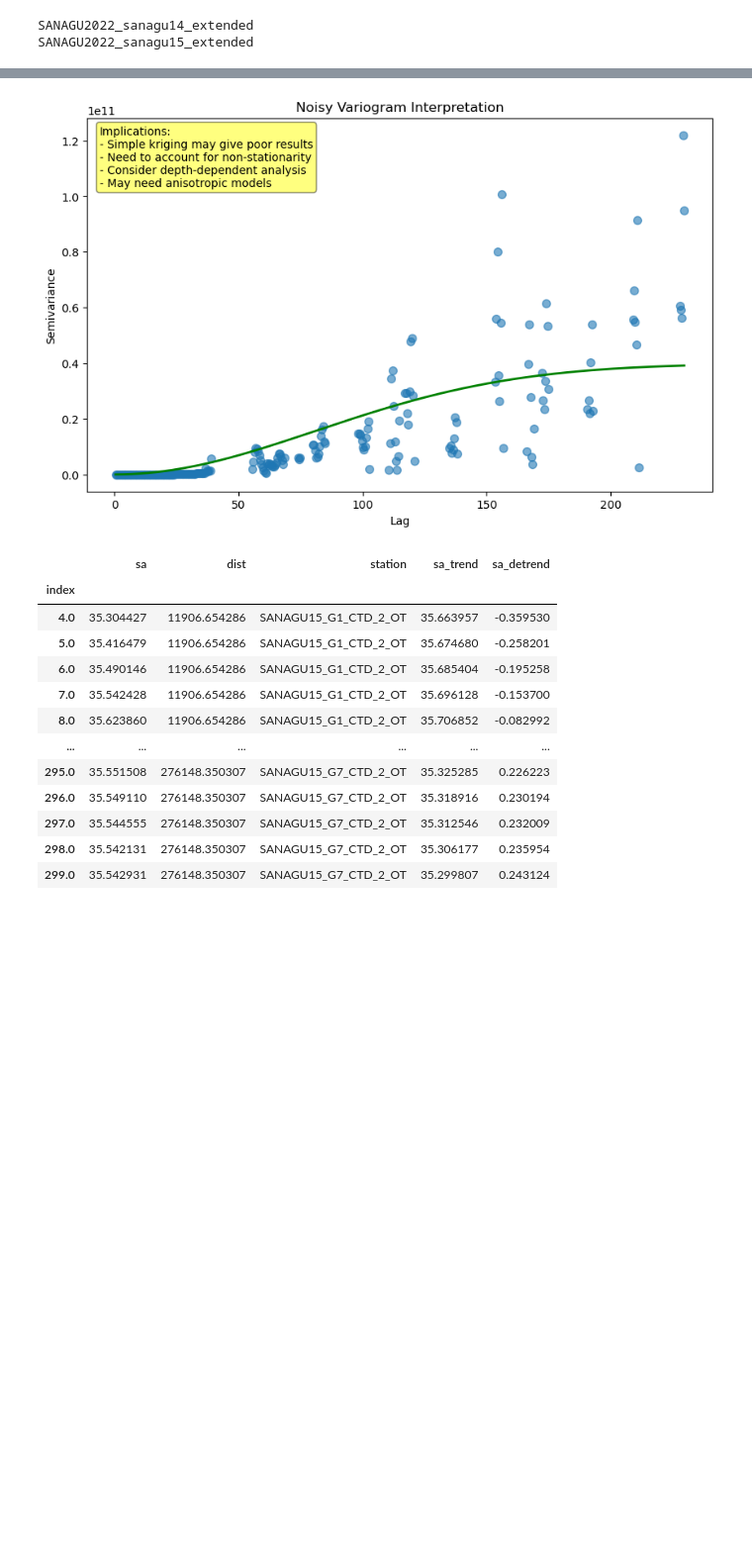
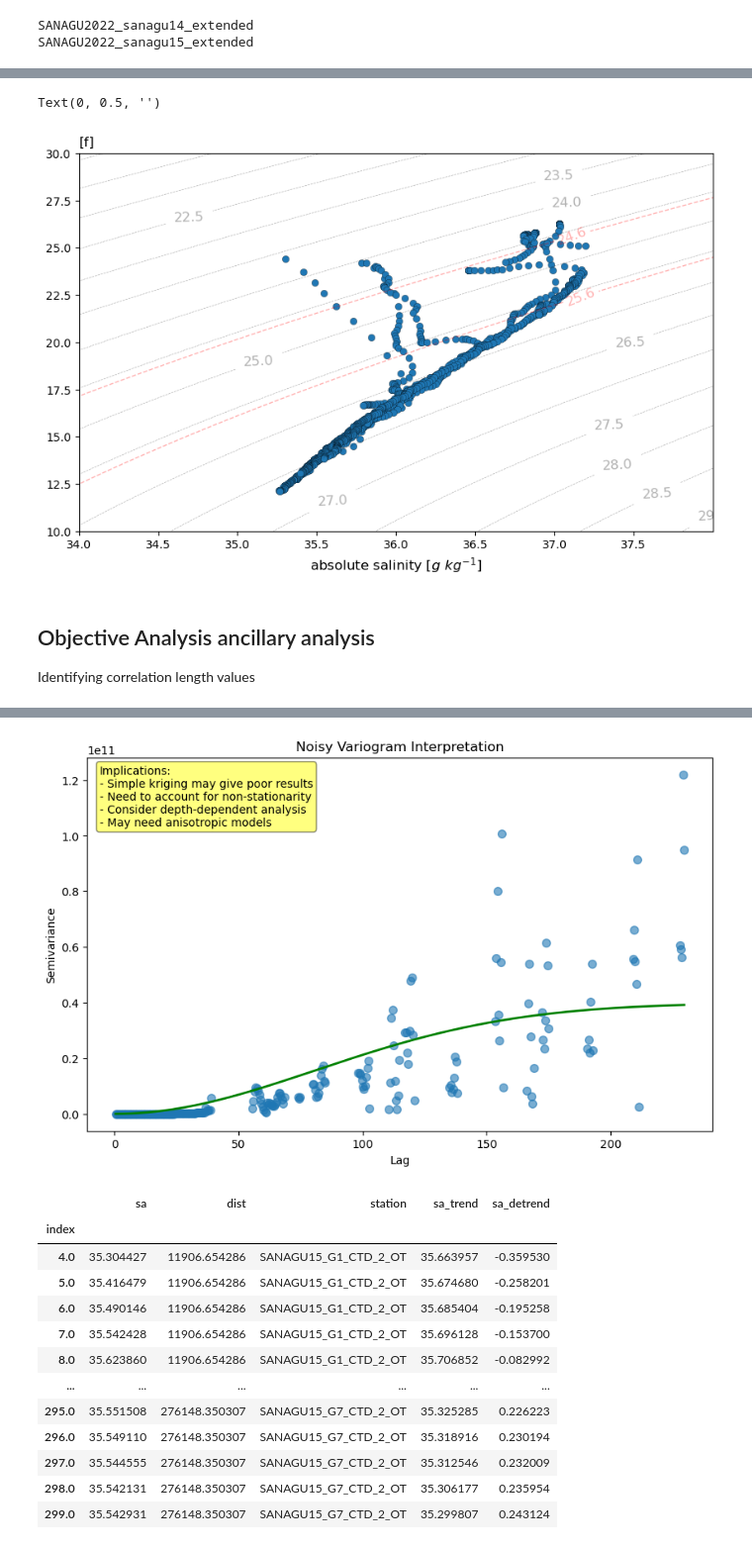
Before and after one commit to nilodna/smax_pathways, a Jupyter notebook: scripts/00_manuscript_cruise_transects.ipynb, the cells around one changed output, grey strips where cells are left out. Shown at 99% size. Drawn from its saved outputs; the diff is of its cells as text; code cells hidden in the pictures; blank space fills up the shorter version.

```diff
--- a/scripts/00_manuscript_cruise_transects.ipynb
+++ b/scripts/00_manuscript_cruise_transects.ipynb
@@ -49,7 +49,8 @@ for case in cases:
 
         # -- prepare table -- #
         df1, dfg = read_section(df, section=secid, reference_table=reference_table)
-
+        mask = df1['station'].isin(['SANAGU14_G5_LISST_CTD_1_OT', 'SANAGU14_G6_CTD_OT'])
+        df1.loc[mask, 'sa'] += 1
         # cap depth in 500 meters depth
         df1 = df1[df1['depSM'] <= 300]
         # -- prepare bathymetry data for masking -- #
@@ -80,6 +81,7 @@ for case in cases:
         cdicts['sal']['data'] = df1['sa']
         cdicts['temp']['data'] = df1['ct']
         cdicts['sigmaT']['data'] = df1['sigma']
+
         cdicts['sal']['err'] = errsa
         cdicts['temp']['err'] = errsa
 
@@ -277,0 +432,60 @@ plt.savefig('../figures/manuscript/00_manuscript_cruise_transects_new.png', bbox
+# %%
+si=np.arange(32,38.3,0.2)
+ti=np.arange(10,259,0.2)
+figsize=(10,6)
+rainbow=False
+xlim=[32.5, 37.5]
+ylim=[10,30]
+text=True
+lang='en'
+xlabel=True
+ylabel=True
+
+fig, ax = plt.subplots(figsize=figsize)
+
+# parametric isopicnals to be used as background contour
+# si, ti, sigma0 = parametric_isopicnal()
+sm,ym = np.meshgrid(si, ti)
+sigma0 = gsw.sigma0(sm,ym)
+
+levels = np.arange(0, 40, 0.5)
+CS = ax.contour(si, ti, sigma0, levels, linestyles='dashed', colors='k', alpha=.3, linewidths=(0.5))
+ax.clabel(CS,  fontsize=12, fmt='%1.1f', inline=1, inline_spacing=0)
+ax.set_xlim(xlim)
+ax.set_ylim(ylim)
+
+# specific values
+CS = ax.contour(si, ti, sigma0, [24.6, 25.6], linestyles='dashed', colors='r', alpha=.3, linewidths=(1.))
+ax.clabel(CS,  fontsize=12, fmt='%1.1f', inline=1, inline_spacing=0)
+
+if lang == 'pt':
+    ax.set_xlabel(u'Salinidade')
+    ax.set_ylabel(u'Temperatura [$^oC$]')
+elif lang == 'en':
+    if ylabel:
+        ax.set_ylabel(u'Potential Temperature [$^oC$]', fontsize=12)
+    if xlabel:
+        ax.set_xlabel(u'Salinity', fontsize=12)
+
+
+cdicts = dict_with_sections[case]
+sa = cdicts['sal']['data']
+ct = cdicts['temp']['data']
+
+ax.scatter(sa, ct, edgecolor='k', lw=0.2)
+ax.set_ylim([10,30])
+ax.set_xlim([34,38])
+ax.set_xticks(np.arange(34,38,0.5))
+ax.set_xlabel('absolute salinity ' + r'[$g\ kg^{-1}$]')
+
+ax.set_title('[c]', loc='left')
+ax.set_title('[f]', loc='left')
+ax.set_ylabel('temperature ' + '[$^o$C]')
+ax.set_ylabel('')
+# %% [output]
+Text(0, 0.5, '')
+[figure, added]
+# %% [markdown]
+## Objective Analysis ancillary analysis
+
+Identifying correlation length values
```
Also changed, not shown: parts of 7 cells of this notebook, 5 other files.
